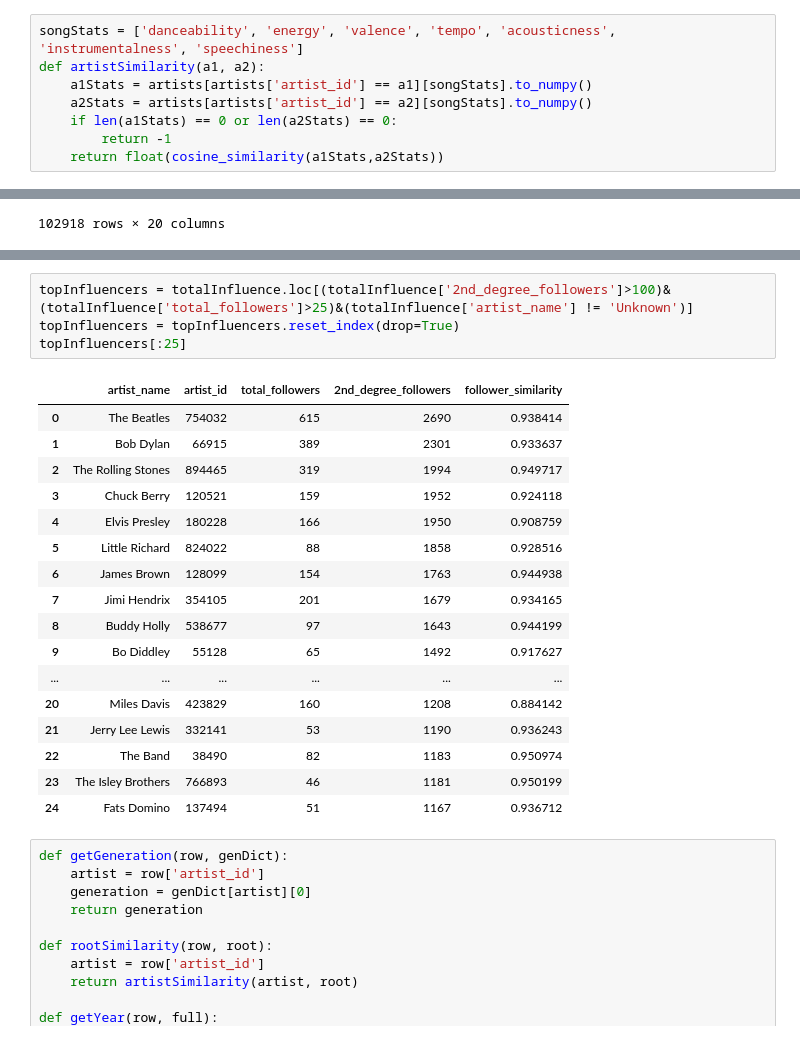
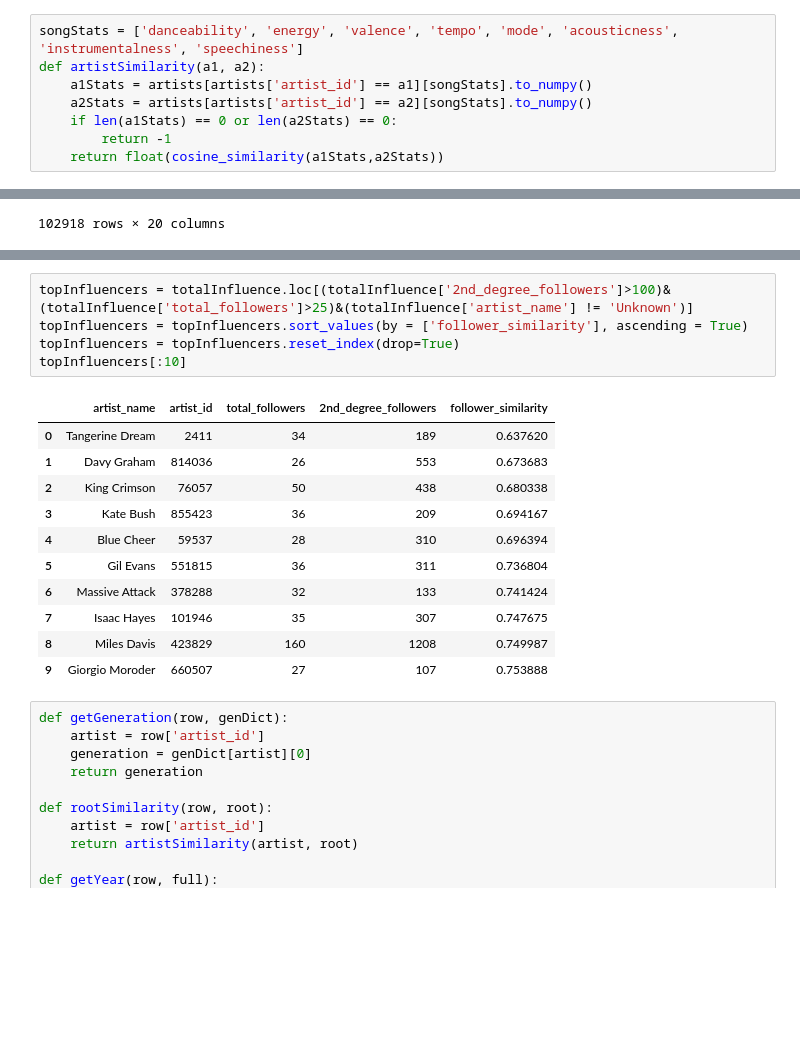
Before and after one commit to Wichaelian/ICM-2021, a Jupyter notebook: 2021_ICM_Problem_D_Data/Bullet 1.ipynb, the cells around one changed output, grey strips where cells are left out. Saved outputs shown, nothing was run; the diff lists cells and outputs as text; blank space fills up the shorter version.

```diff
--- a/2021_ICM_Problem_D_Data/Bullet 1.ipynb
+++ b/2021_ICM_Problem_D_Data/Bullet 1.ipynb
@@ -25,7 +25,7 @@ def scaleAttr(df, attr):
     span = max(df[attr]) - floor
     df[attr] = [(x-floor)/span for x in df[attr]]
 # %%
-songStats = ['danceability', 'energy', 'valence', 'tempo', 'acousticness', 'instrumentalness', 'speechiness']
+songStats = ['danceability', 'energy', 'valence', 'tempo', 'mode', 'acousticness', 'instrumentalness', 'speechiness']
 def artistSimilarity(a1, a2):
     a1Stats = artists[artists['artist_id'] == a1][songStats].to_numpy()
     a2Stats = artists[artists['artist_id'] == a2][songStats].to_numpy()
@@ -203,25 +203,20 @@ totalInfluence[:10]
 # %%
 topInfluencers = totalInfluence.loc[(totalInfluence['2nd_degree_followers']>100)&(totalInfluence['total_followers']>25)&(totalInfluence['artist_name'] != 'Unknown')]
+topInfluencers = topInfluencers.sort_values(by = ['follower_similarity'], ascending = True)
 topInfluencers = topInfluencers.reset_index(drop=True)
-topInfluencers[:25]
+topInfluencers[:10]
 # %% [output]
 |  | artist_name | artist_id | total_followers | 2nd_degree_followers | follower_similarity |
-| 0 | The Beatles | 754032 | 615 | 2690 | 0.938414 |
-| 1 | Bob Dylan | 66915 | 389 | 2301 | 0.933637 |
-| 2 | The Rolling Stones | 894465 | 319 | 1994 | 0.949717 |
-| 3 | Chuck Berry | 120521 | 159 | 1952 | 0.924118 |
-| 4 | Elvis Presley | 180228 | 166 | 1950 | 0.908759 |
-| 5 | Little Richard | 824022 | 88 | 1858 | 0.928516 |
-| 6 | James Brown | 128099 | 154 | 1763 | 0.944938 |
-| 7 | Jimi Hendrix | 354105 | 201 | 1679 | 0.934165 |
-| 8 | Buddy Holly | 538677 | 97 | 1643 | 0.944199 |
-| 9 | Bo Diddley | 55128 | 65 | 1492 | 0.917627 |
-| ... | ... | ... | ... | ... | ... |
-| 20 | Miles Davis | 423829 | 160 | 1208 | 0.884142 |
-| 21 | Jerry Lee Lewis | 332141 | 53 | 1190 | 0.936243 |
-| 22 | The Band | 38490 | 82 | 1183 | 0.950974 |
-| 23 | The Isley Brothers | 766893 | 46 | 1181 | 0.950199 |
-| 24 | Fats Domino | 137494 | 51 | 1167 | 0.936712 |
+| 0 | Tangerine Dream | 2411 | 34 | 189 | 0.637620 |
+| 1 | Davy Graham | 814036 | 26 | 553 | 0.673683 |
+| 2 | King Crimson | 76057 | 50 | 438 | 0.680338 |
+| 3 | Kate Bush | 855423 | 36 | 209 | 0.694167 |
+| 4 | Blue Cheer | 59537 | 28 | 310 | 0.696394 |
+| 5 | Gil Evans | 551815 | 36 | 311 | 0.736804 |
+| 6 | Massive Attack | 378288 | 32 | 133 | 0.741424 |
+| 7 | Isaac Hayes | 101946 | 35 | 307 | 0.747675 |
+| 8 | Miles Davis | 423829 | 160 | 1208 | 0.749987 |
+| 9 | Giorgio Moroder | 660507 | 27 | 107 | 0.753888 |
 # %%
 def getGeneration(row, genDict):
     artist = row['artist_id']
```
Also changed, not shown: parts of 11 cells of this notebook, 1 other file.
